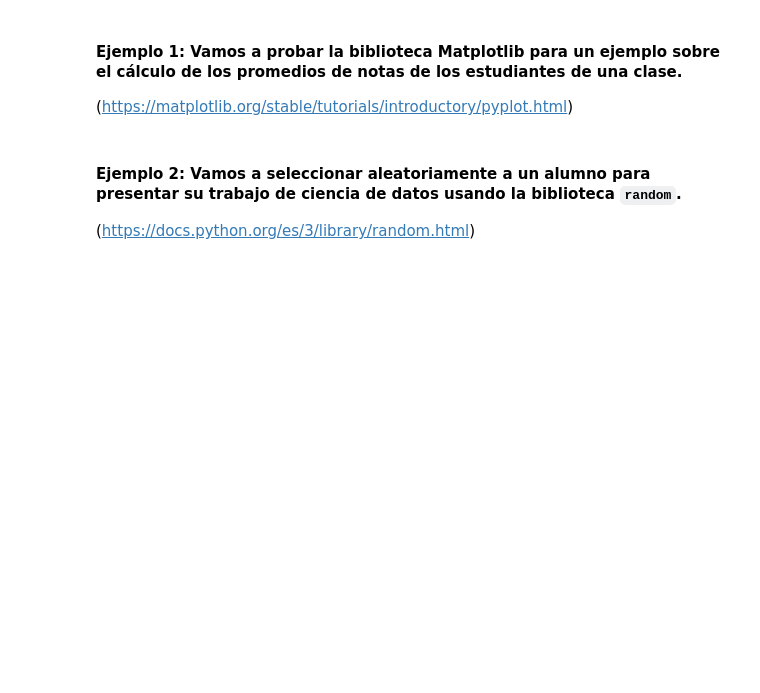
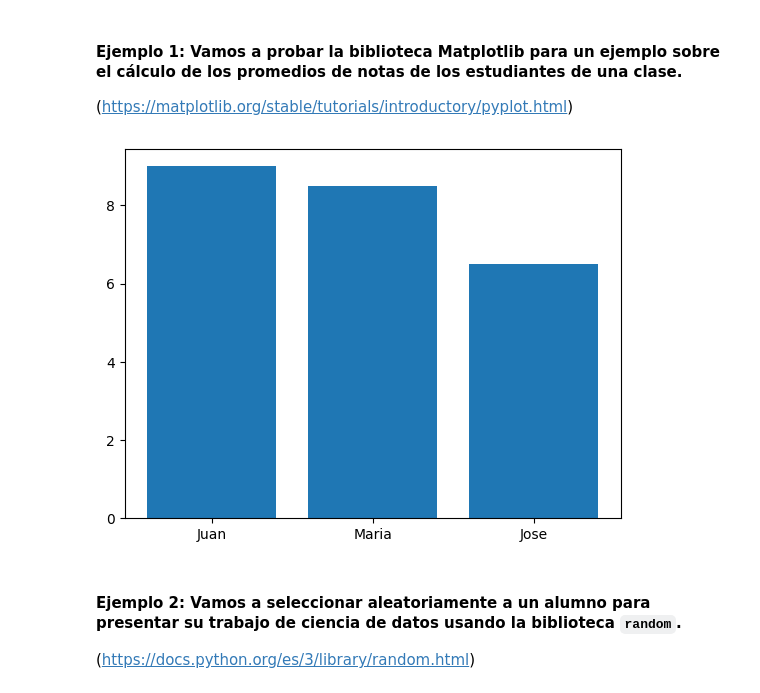
Before and after one commit to JoshDevx/PythonDataScience, a Jupyter notebook: Python_para_Data_Science.ipynb, the cells around one changed output. Drawn from its saved outputs; the diff is of its cells as text; code cells hidden in the pictures; blank space fills up the shorter version.

```diff
--- a/Python_para_Data_Science.ipynb
+++ b/Python_para_Data_Science.ipynb
@@ -33,3 +82,13 @@ Existe también PYPI que es un repositorio de bibliotecas Python que contiene la
+# %%
+#Creamos dos listas
+estudiantes = ['Juan', 'Maria', 'Jose']
+notas = [9,8.5,6.5]
+# %%
+#creamos la grafica, en el eje x(horizontal => estudiantes), en el eje y(vertical => notas)
+plt.bar(x=estudiantes, height=notas)
+plt.show()
+# %% [output]
+[figure, added]
 # %% [markdown]
 #### Ejemplo 2: Vamos a seleccionar aleatoriamente a un alumno para presentar su trabajo de ciencia de datos usando la biblioteca `random`.
 
```
Also changed, not shown: parts of 13 cells of this notebook.
